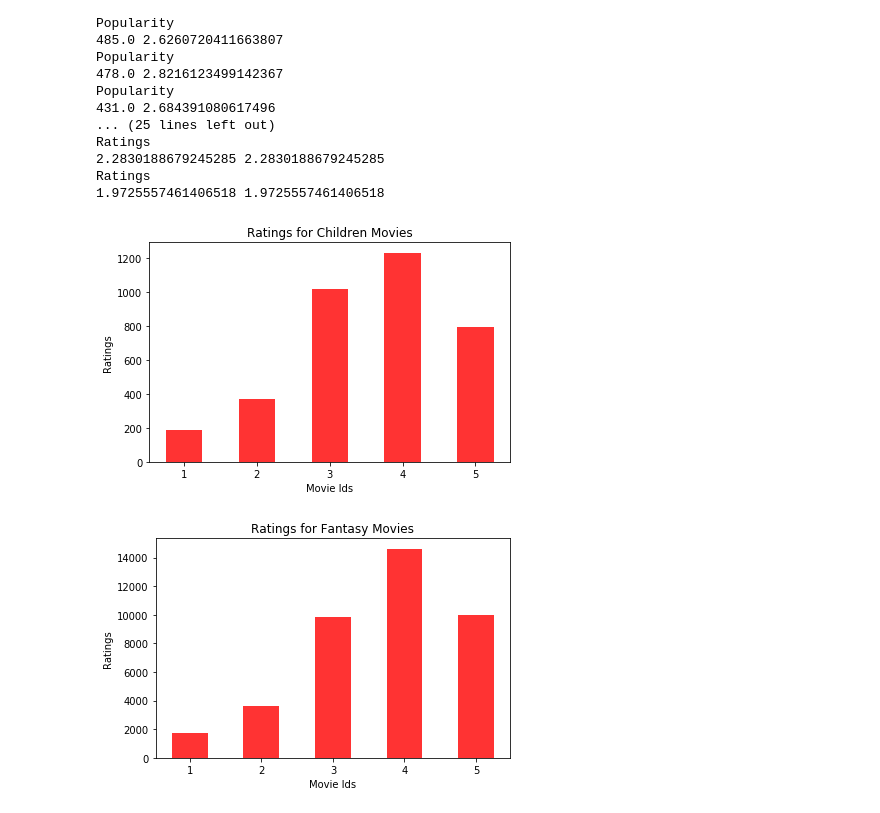
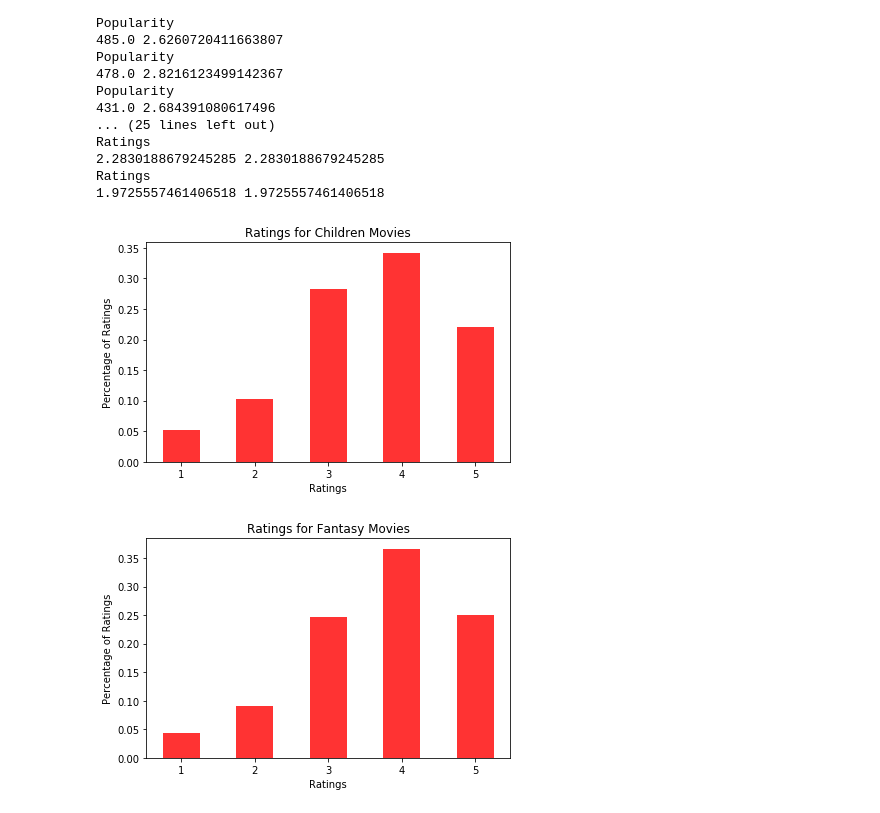
Before and after one commit to aguerra7002/CS155Project2, a Jupyter notebook: project2_p4.ipynb, the cells around one changed output. Cells and saved outputs as stored; diff of their text form; code cells hidden in the pictures.

```diff
--- a/project2_p4.ipynb
+++ b/project2_p4.ipynb
@@ -107,6 +107,7 @@ two_rate = 0
 three_rate = 0
 four_rate = 0
 five_rate = 0
+total_rate = 0
 
 for p in range(child.shape[0]):
     v = child[p]
@@ -115,6 +116,14 @@ for p in range(child.shape[0]):
     three_rate += y[int(v), 2]
     four_rate += y[int(v), 3]
     five_rate += y[int(v), 4]
+    total_rate += np.sum(y[int(v), :])
+
+one_rate /= total_rate
+two_rate /= total_rate
+three_rate /= total_rate
+four_rate /= total_rate
+five_rate /= total_rate
+total_rate /= total_rate
 
 # create plot
 fig, ax = plt.subplots()
@@ -127,15 +136,16 @@ alpha=opacity,
 color='r',
 label='Ratings')
 
-plt.xlabel('Movie Ids')
-plt.ylabel('Ratings')
+plt.xlabel('Ratings')
+plt.ylabel('Percentage of Ratings')
 plt.title('Ratings for Children Movies')
 plt.xticks(index, range(1, 6))
 
 plt.tight_layout()
+plt.savefig('p4.1.png')
 plt.show()
 # %% [output]
-[figure, old version]
+[figure, new version]
 # %%
 # data to plot 4.2
 n_groups = 5
@@ -143,36 +153,46 @@ one_rate = 0
 two_rate = 0
 three_rate = 0
 four_rate = 0
 five_rate = 0
+total_rate = 0
 
 for p in range(fantasy.shape[0]):
     v = fantasy[p]
     one_rate += y[int(v), 0]
     two_rate += y[int(v), 1]
     three_rate += y[int(v), 2]
     four_rate += y[int(v), 3]
     five_rate += y[int(v), 4]
+    total_rate += np.sum(y[int(v), :])
+
+one_rate /= total_rate
+two_rate /= total_rate
+three_rate /= total_rate
+four_rate /= total_rate
+five_rate /= total_rate
+total_rate /= total_rate
 
 # create plot
 fig, ax = plt.subplots()
 index = np.arange(n_groups)
 bar_width = 0.5
 opacity = 0.8
 
 rects1 = plt.bar(index, [one_rate, two_rate, three_rate, four_rate, five_rate], bar_width,
 alpha=opacity,
 color='r',
 label='Ratings')
 
-plt.xlabel('Movie Ids')
-plt.ylabel('Ratings')
+plt.xlabel('Ratings')
+plt.ylabel('Percentage of Ratings')
 plt.title('Ratings for Fantasy Movies')
 plt.xticks(index, range(1, 6))
 
 plt.tight_layout()
+plt.savefig('p4.2.png')
 plt.show()
 # %% [output]
-[figure, old version]
+[figure, new version]
 # %%
 # data to plot 4.3
 n_groups = 5
```
Also changed, not shown: parts of 4 cells of this notebook, 7 other files.
